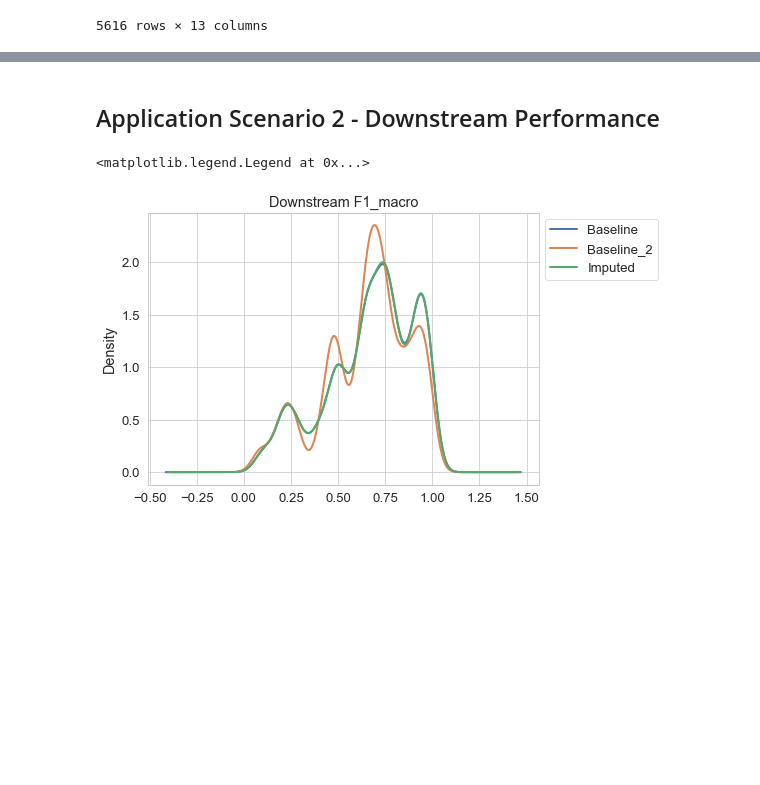
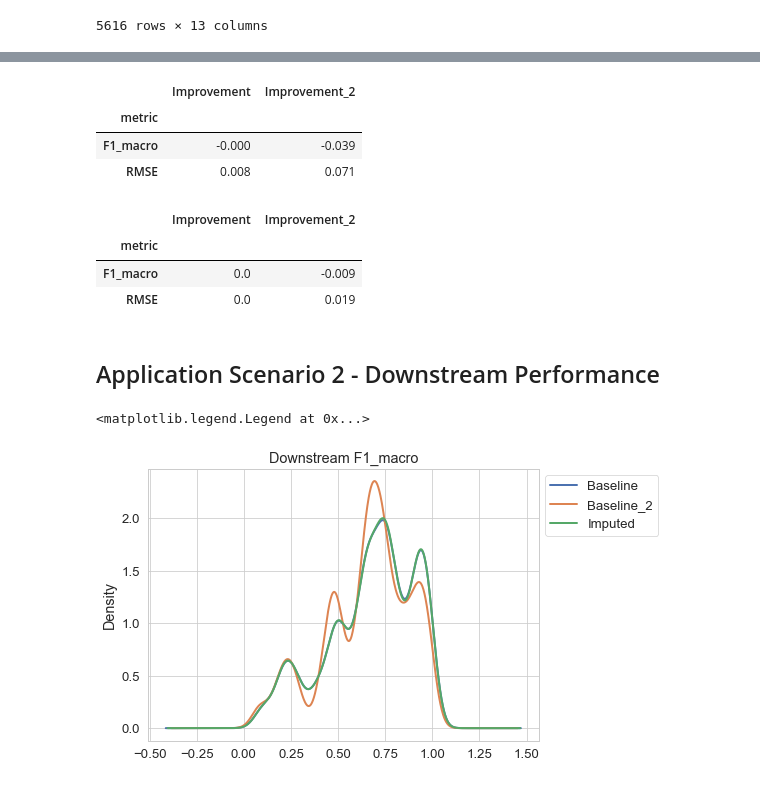
Before and after one commit to se-jaeger/data-imputation-paper, a Jupyter notebook: notebooks/results_downstream_corrupted.ipynb, the cells around one changed output, grey strips where cells are left out. Cells and saved outputs as stored; diff of their text form; code cells hidden in the pictures; blank space fills up the shorter version.

```diff
--- a/notebooks/results_downstream_corrupted.ipynb
+++ b/notebooks/results_downstream_corrupted.ipynb
@@ -214,3 +234,17 @@ downstream_results
+# %%
+downstream_results.groupby("metric")["Improvement", "Improvement_2"].mean().round(3)
+# %% [output]
+|  | Improvement | Improvement_2 |
+| metric |  |  |
+| F1_macro | -0.000 | -0.039 |
+| RMSE | 0.008 | 0.071 |
+# %%
+downstream_results.groupby("metric")["Improvement", "Improvement_2"].median().round(3)
+# %% [output]
+|  | Improvement | Improvement_2 |
+| metric |  |  |
+| F1_macro | 0.0 | -0.009 |
+| RMSE | 0.0 | 0.019 |
 # %% [markdown]
 ## Application Scenario 2 - Downstream Performance
 # %%
```
Also changed, not shown: parts of 3 cells of this notebook, 1 other file.
